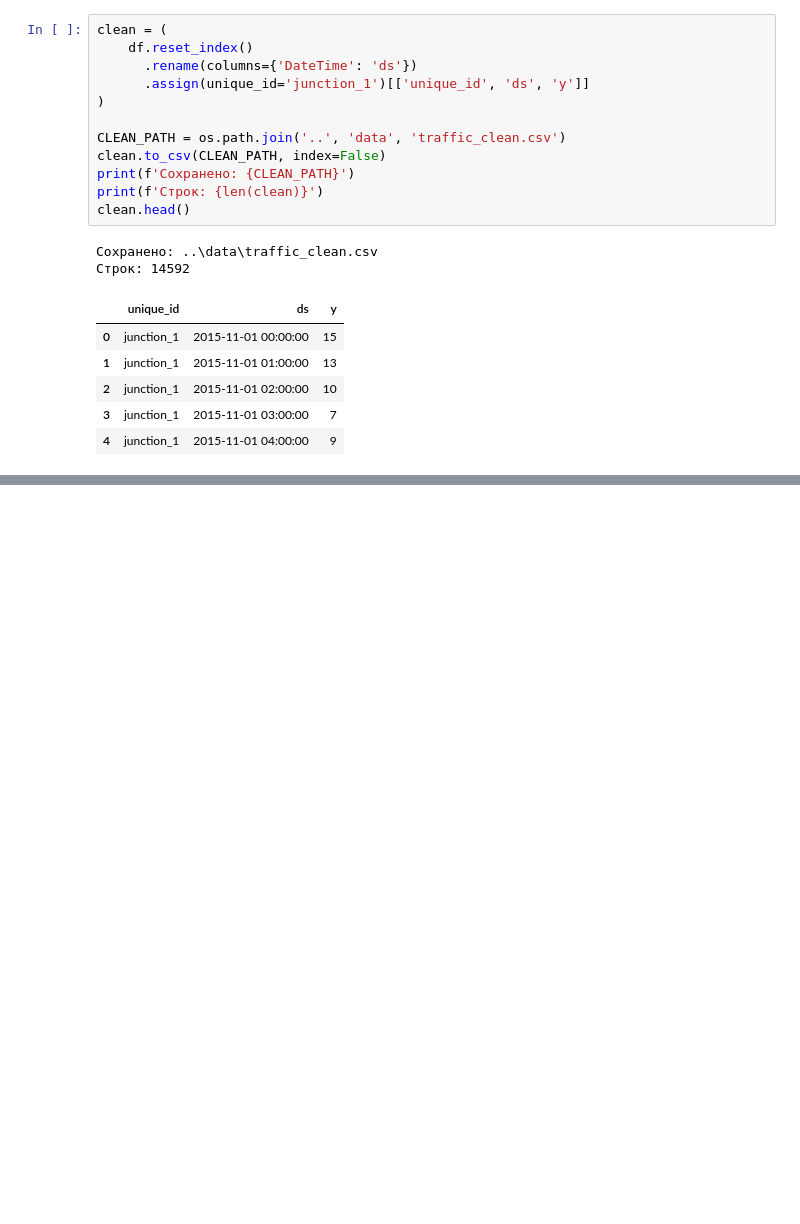
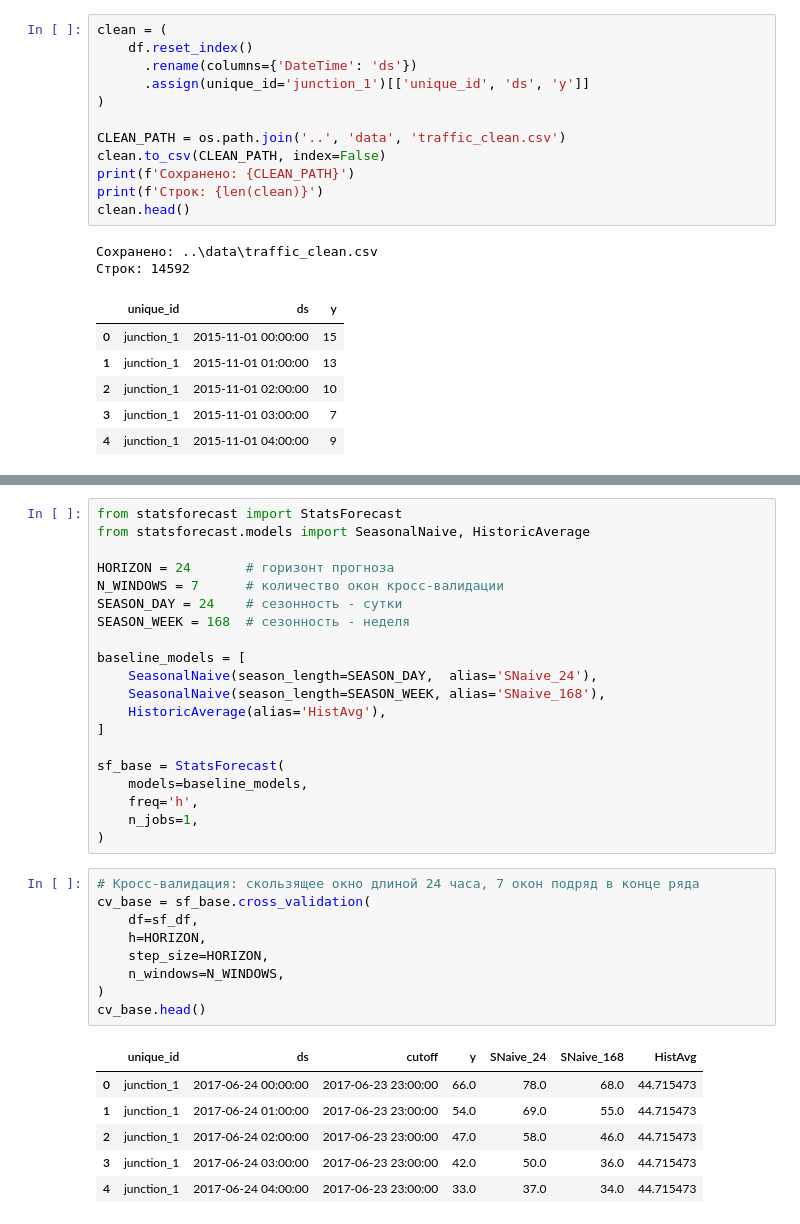
Before and after one commit to AinurGalimzyanov/TrafficForecasting, a Jupyter notebook: notebooks/analysis.ipynb, the cells around one changed output, grey strips where cells are left out. Cells and saved outputs as stored; diff of their text form; blank space fills up the shorter version.

```diff
--- a/notebooks/analysis.ipynb
+++ b/notebooks/analysis.ipynb
@@ -372,0 +402,36 @@ clean.head()
+# %%
+from statsforecast import StatsForecast
+from statsforecast.models import SeasonalNaive, HistoricAverage
+
+HORIZON = 24       # горизонт прогноза
+N_WINDOWS = 7      # количество окон кросс-валидации
+SEASON_DAY = 24    # сезонность - сутки
+SEASON_WEEK = 168  # сезонность - неделя
+
+baseline_models = [
+    SeasonalNaive(season_length=SEASON_DAY,  alias='SNaive_24'),
+    SeasonalNaive(season_length=SEASON_WEEK, alias='SNaive_168'),
+    HistoricAverage(alias='HistAvg'),
+]
+
+sf_base = StatsForecast(
+    models=baseline_models,
+    freq='h',
+    n_jobs=1,
+)
+# %%
+# Кросс-валидация: скользящее окно длиной 24 часа, 7 окон подряд в конце ряда
+cv_base = sf_base.cross_validation(
+    df=sf_df,
+    h=HORIZON,
+    step_size=HORIZON,
+    n_windows=N_WINDOWS,
+)
+cv_base.head()
+# %% [output]
+|  | unique_id | ds | cutoff | y | SNaive_24 | SNaive_168 | HistAvg |
+| 0 | junction_1 | 2017-06-24 00:00:00 | 2017-06-23 23:00:00 | 66.0 | 78.0 | 68.0 | 44.715473 |
+| 1 | junction_1 | 2017-06-24 01:00:00 | 2017-06-23 23:00:00 | 54.0 | 69.0 | 55.0 | 44.715473 |
+| 2 | junction_1 | 2017-06-24 02:00:00 | 2017-06-23 23:00:00 | 47.0 | 58.0 | 46.0 | 44.715473 |
+| 3 | junction_1 | 2017-06-24 03:00:00 | 2017-06-23 23:00:00 | 42.0 | 50.0 | 36.0 | 44.715473 |
+| 4 | junction_1 | 2017-06-24 04:00:00 | 2017-06-23 23:00:00 | 33.0 | 37.0 | 34.0 | 44.715473 |
```
Also changed, not shown: parts of 5 cells of this notebook.
